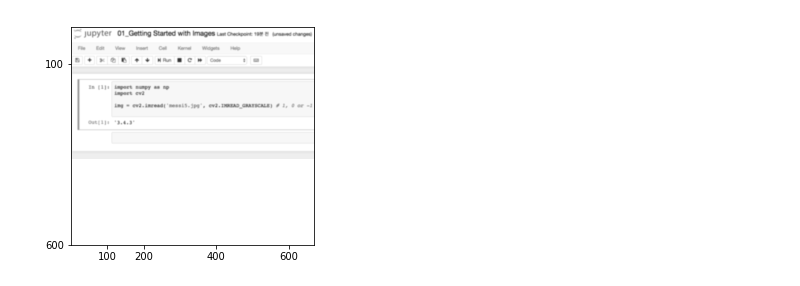
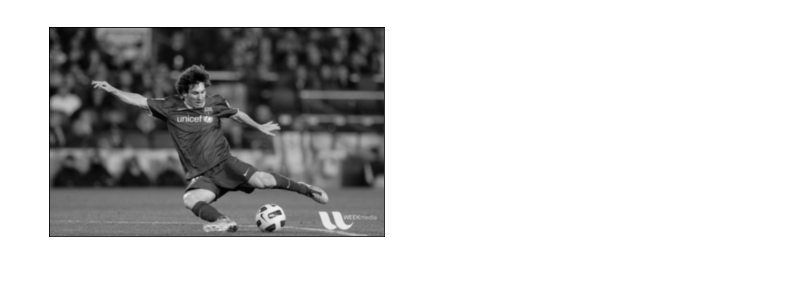
Before and after one commit to bonghanwith/study_python_opencv, a Jupyter notebook: OpenCV_Python_Tutorials/02. Gui Features in OpenCV/01_Getting Started with Images.ipynb, the cells around one changed output. Cells and saved outputs as stored; diff of their text form; code cells hidden in the pictures.

```diff
--- a/OpenCV_Python_Tutorials/02. Gui Features in OpenCV/01_Getting Started with Images.ipynb
+++ b/OpenCV_Python_Tutorials/02. Gui Features in OpenCV/01_Getting Started with Images.ipynb
@@ -36,12 +91,13 @@ elif k == ord('s'):
 # %%
 import numpy as np
-import cv2
+import cv2 as cv
 from matplotlib import pyplot as plt
+%matplotlib inline
 
-img = cv2.imread('messi5.png',0)
+img = cv.imread('../data/messi5.jpg',0)
 plt.imshow(img, cmap = 'gray', interpolation = 'bicubic')
-#plt.imshow(img, cmap = 'gray', interpolation = 'bicubic')
-plt.xticks([100, 200, 400, 600]), plt.yticks([100, 600])
+#plt.xticks([100, 200, 400, 600]), plt.yticks([0, 300, 400])
+plt.xticks([]), plt.yticks([])
 plt.show()
 # %% [output]
-[figure, old version]
+[figure, new version]
```
Also changed, not shown: parts of 15 cells of this notebook, 17 other files.
